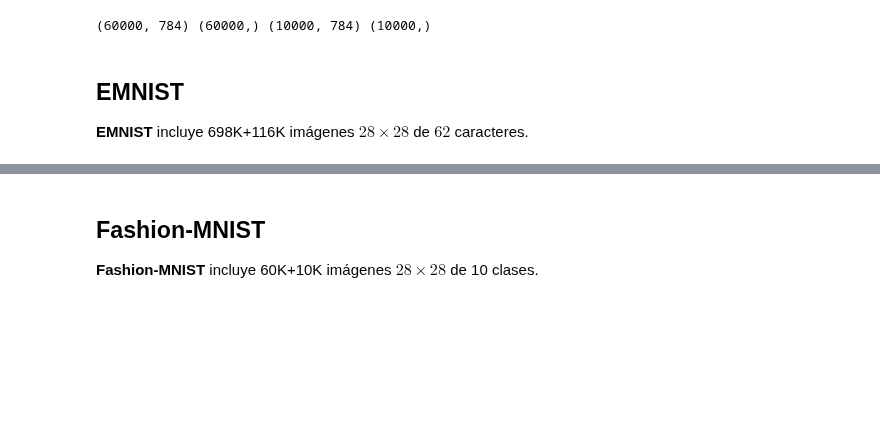
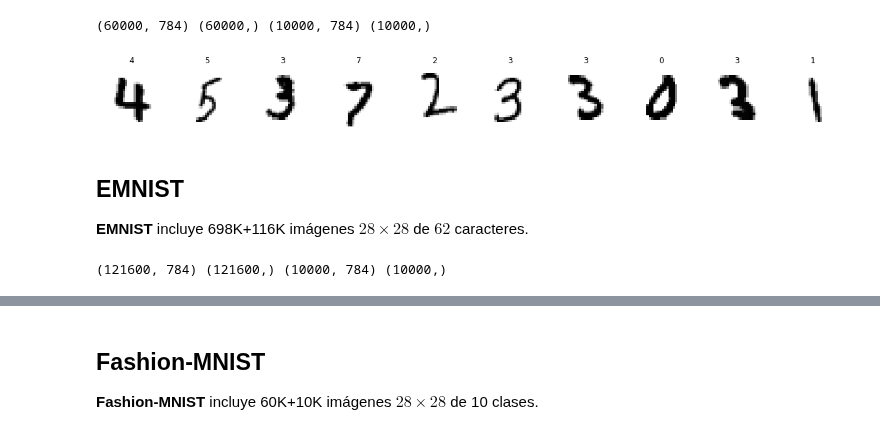
Before and after one commit to AlfonsJ/PML1, a Jupyter notebook: T01 Introducción/1.5 Datos/1.5.1 Algunos conjuntos de imágenes comunes.ipynb, the cells around one changed output, grey strips where cells are left out. Cells and saved outputs as stored; diff of their text form; code cells hidden in the pictures; blank space fills up the shorter version.

```diff
--- a/T01 Introducción/1.5 Datos/1.5.1 Algunos conjuntos de imágenes comunes.ipynb
+++ b/T01 Introducción/1.5 Datos/1.5.1 Algunos conjuntos de imágenes comunes.ipynb
@@ -12,7 +12,24 @@ x_train, x_test, y_train, y_test  = train_test_split(mnist_784_X, mnist_784_y, t
 print(x_train.shape, y_train.shape, x_test.shape, y_test.shape)
 # %% [output]
 (60000, 784) (60000,) (10000, 784) (10000,)
+# %%
+import matplotlib.pyplot as plt
+nrows = 1; ncols = 10
+_, axs = plt.subplots(nrows=nrows, ncols=ncols, figsize=(16, 16*nrows/ncols), constrained_layout=True)
+for ax, xn, yn in zip(axs.flat, x_train, y_train):
+    ax.set_axis_off(); image = xn.reshape(28, 28); ax.set_title(f"{yn}")
+    ax.imshow(image, cmap=plt.cm.gray_r, interpolation="none")
+# %% [output]
+[figure, added]
 # %% [markdown]
 ## EMNIST
 
 **EMNIST** incluye 698K+116K imágenes $28\times 28$ de $62$ caracteres.
+# %%
+from sklearn.datasets import fetch_openml
+from sklearn.model_selection import train_test_split
+emnist_balanced_X, emnist_balanced_y = fetch_openml('emnist_balanced', version=1, return_X_y=True, as_frame=False)
+x_train, x_test, y_train, y_test  = train_test_split(emnist_balanced_X, emnist_balanced_y, test_size=10000, random_state=1)
+print(x_train.shape, y_train.shape, x_test.shape, y_test.shape)
+# %% [output]
+(121600, 784) (121600,) (10000, 784) (10000,)
```
Also changed, not shown: parts of 1 cell of this notebook.
